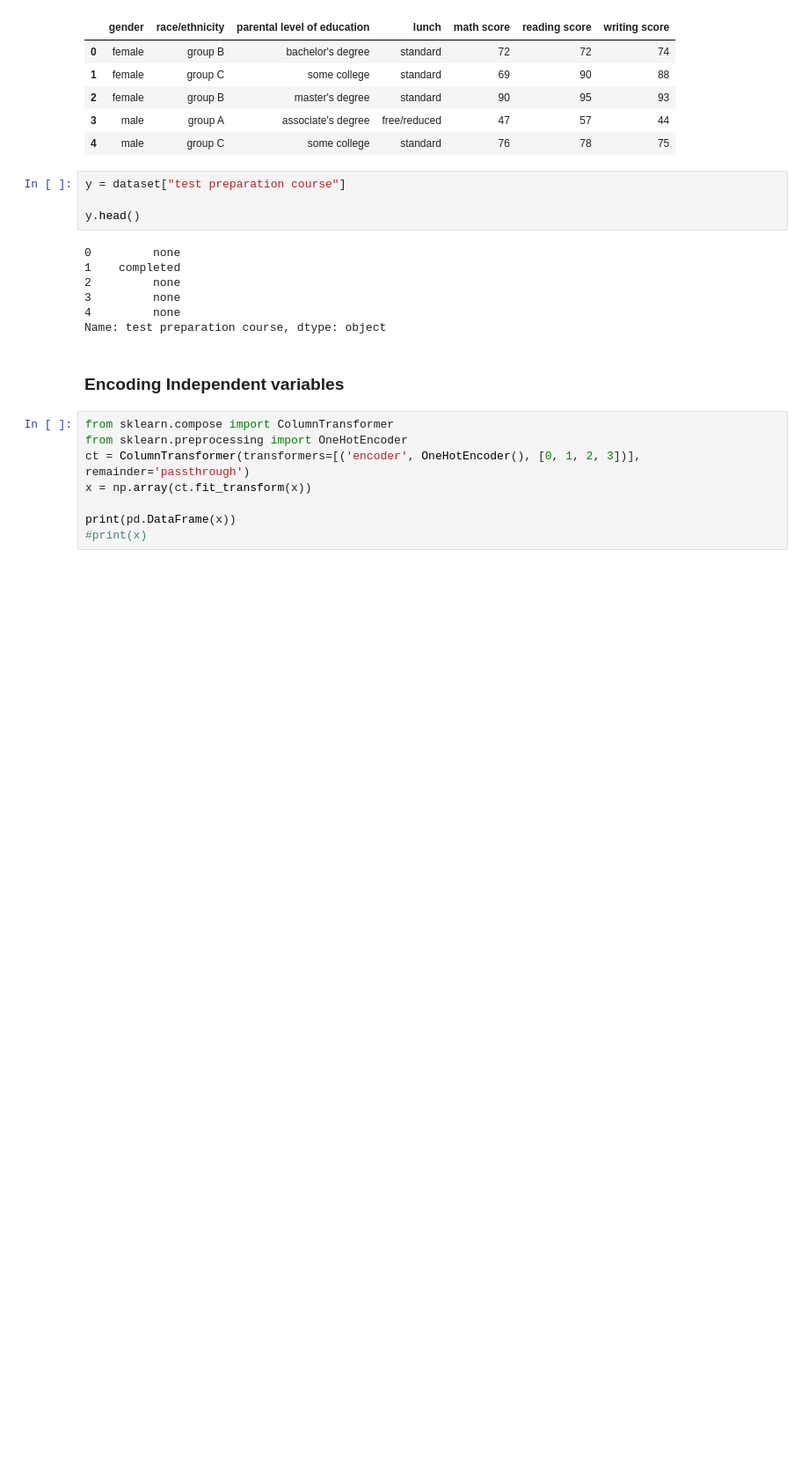
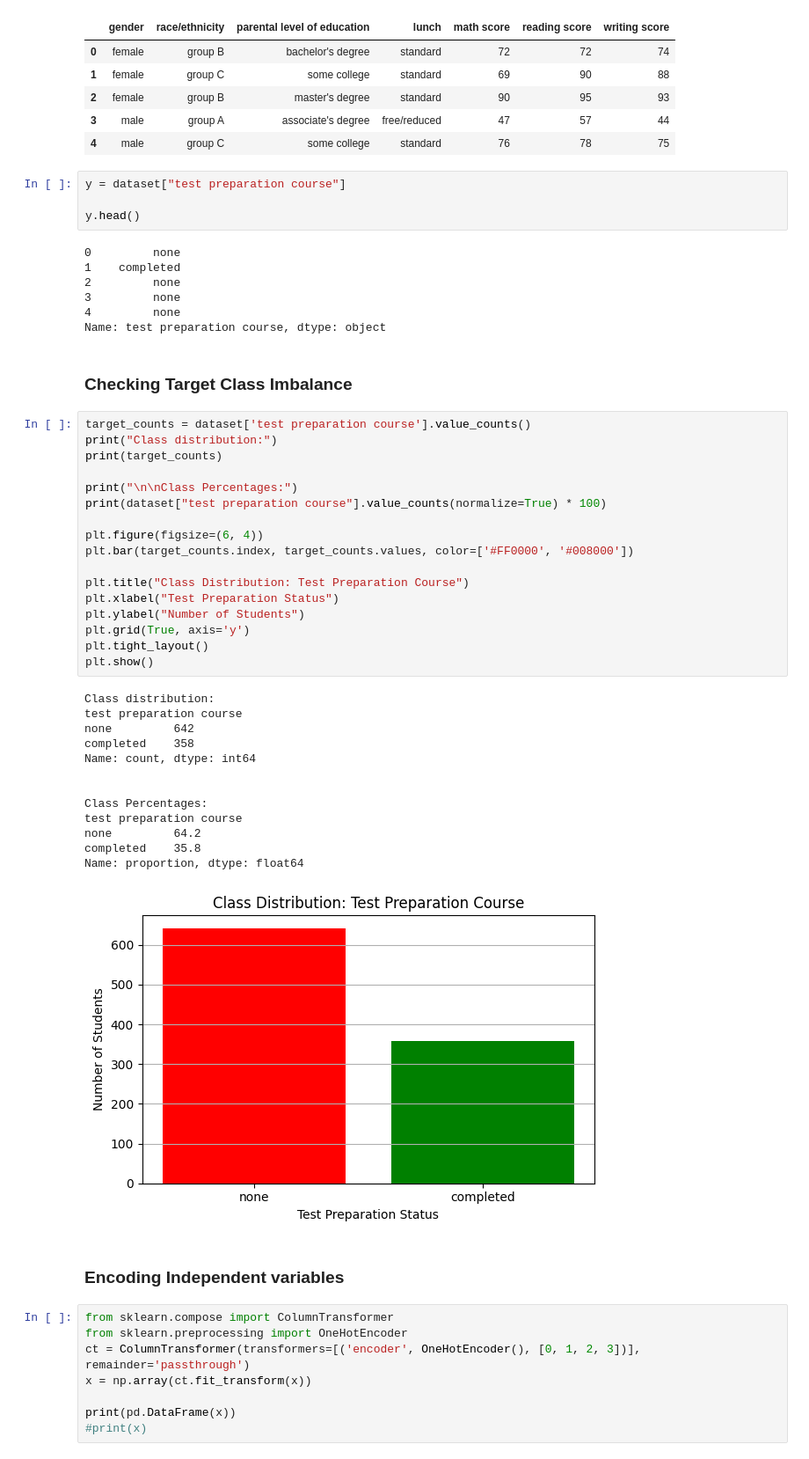
Before and after one commit to SakibMizan/MLProjectStudentPerformance, a Jupyter notebook: SakibMizanProject.ipynb, the cells around one changed output. Shown: that part at 88% size. Drawn from its saved outputs; the diff is of its cells as text; blank space fills up the shorter version.

Commit message:
Checking Target class for Imbalance

```diff
--- a/SakibMizanProject.ipynb
+++ b/SakibMizanProject.ipynb
@@ -127,6 +127,39 @@ y.head()
 3         none
 4         none
 Name: test preparation course, dtype: object
+# %% [markdown]
+### Checking Target Class Imbalance
+# %%
+target_counts = dataset['test preparation course'].value_counts()
+print("Class distribution:")
+print(target_counts)
+
+print("\n\nClass Percentages:")
+print(dataset["test preparation course"].value_counts(normalize=True) * 100)
+
+plt.figure(figsize=(6, 4))
+plt.bar(target_counts.index, target_counts.values, color=['#FF0000', '#008000'])
+
+plt.title("Class Distribution: Test Preparation Course")
+plt.xlabel("Test Preparation Status")
+plt.ylabel("Number of Students")
+plt.grid(True, axis='y')
+plt.tight_layout()
+plt.show()
+# %% [output]
+Class distribution:
+test preparation course
+none         642
+completed    358
+Name: count, dtype: int64
+
+
+Class Percentages:
+test preparation course
+none         64.2
+completed    35.8
+Name: proportion, dtype: float64
+[figure, added]
 # %% [markdown]
 ### Encoding Independent variables
 # %%
```
Also changed, not shown: parts of 2 cells of this notebook.
